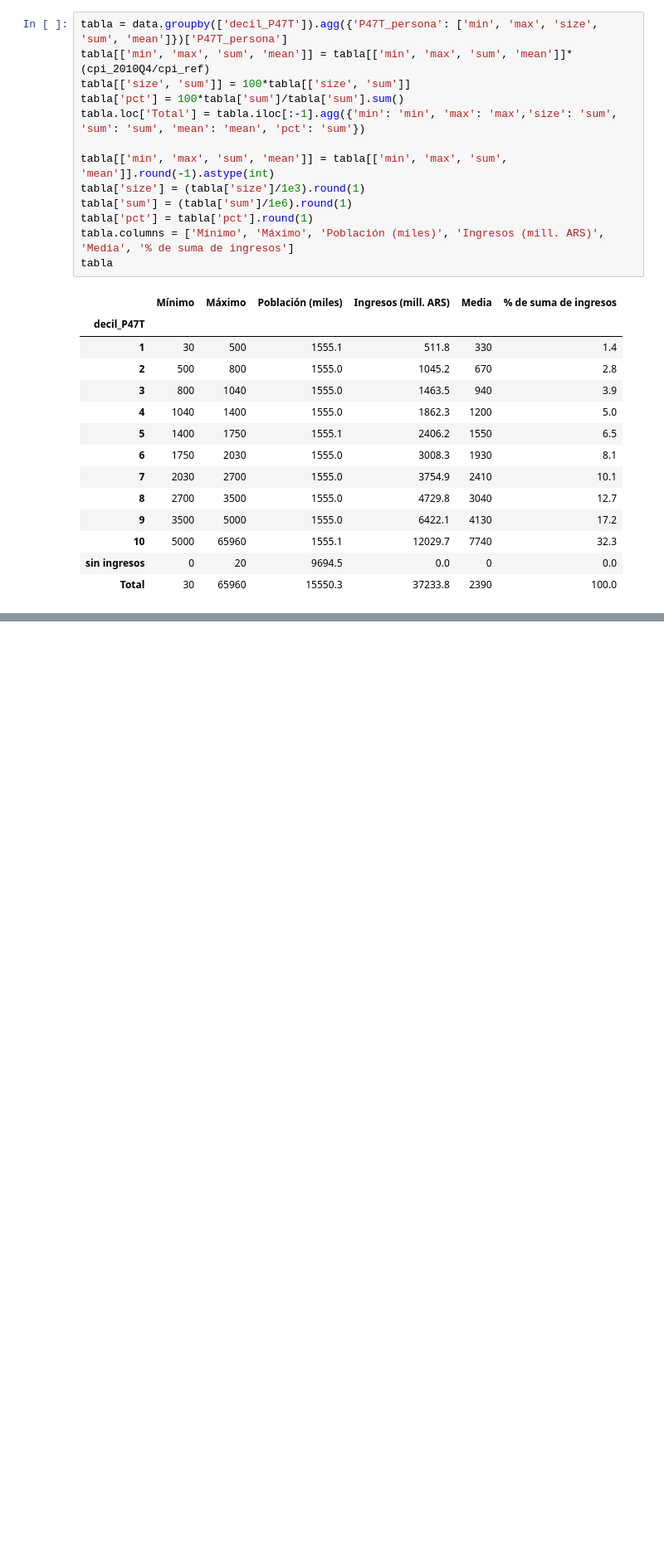
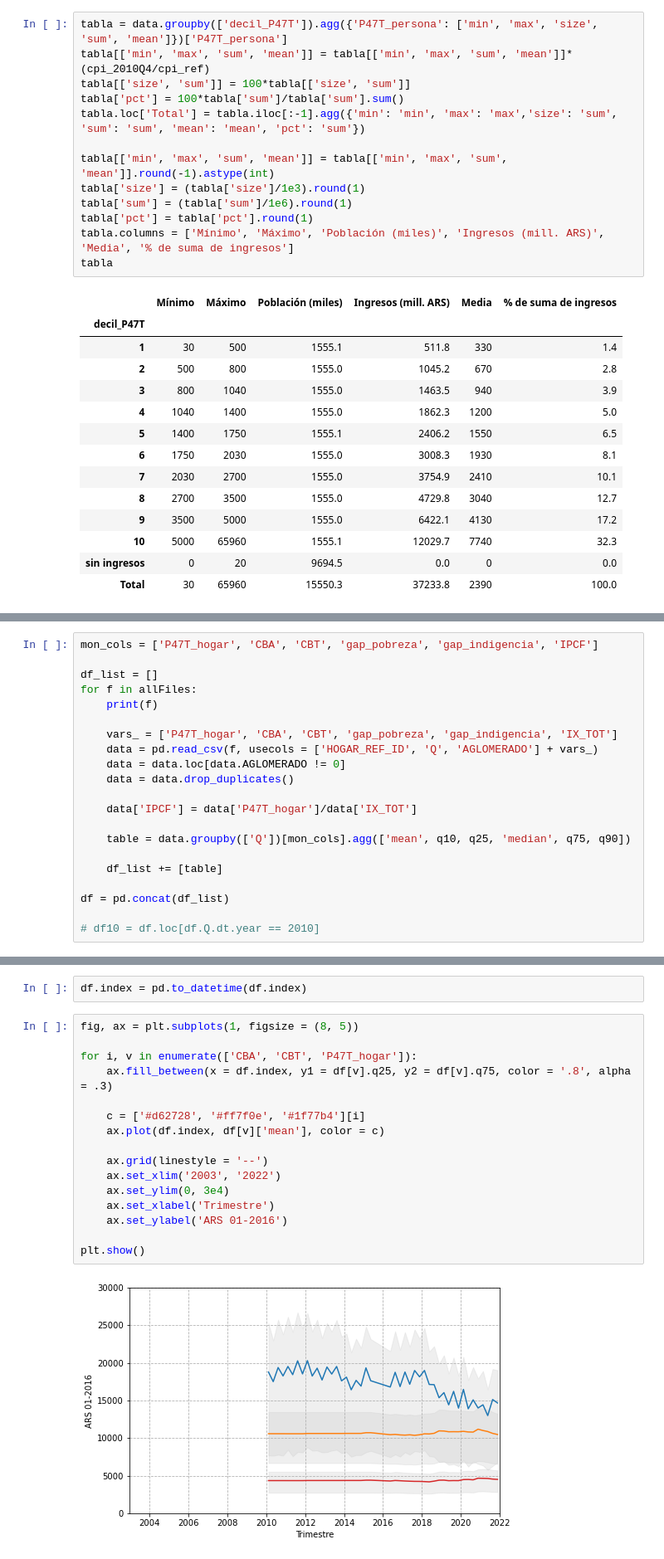
Before and after one commit to matuteiglesias/indice-pobreza-UBA, a Jupyter notebook: notebooks/12 - Validaciones - B - Regresores (Distribucion de Ingreso).ipynb, the cells around one changed output, grey strips where cells are left out. Shown at 83% size. Drawn from its saved outputs; the diff is of its cells as text; blank space fills up the shorter version.

Commit message:
Added user created data

```diff
--- a/notebooks/12 - Validaciones - B - Regresores (Distribucion de Ingreso).ipynb
+++ b/notebooks/12 - Validaciones - B - Regresores (Distribucion de Ingreso).ipynb
@@ -114,0 +145,21 @@ tabla
+# %%
+mon_cols = ['P47T_hogar', 'CBA', 'CBT', 'gap_pobreza', 'gap_indigencia', 'IPCF']
+
+df_list = []
+for f in allFiles:
+    print(f)
+
+    vars_ = ['P47T_hogar', 'CBA', 'CBT', 'gap_pobreza', 'gap_indigencia', 'IX_TOT']
+    data = pd.read_csv(f, usecols = ['HOGAR_REF_ID', 'Q', 'AGLOMERADO'] + vars_)
+    data = data.loc[data.AGLOMERADO != 0]
+    data = data.drop_duplicates()
+
+    data['IPCF'] = data['P47T_hogar']/data['IX_TOT']
+
+    table = data.groupby(['Q'])[mon_cols].agg(['mean', q10, q25, 'median', q75, q90])
+
+    df_list += [table]
+
+df = pd.concat(df_list)
+
+# df10 = df.loc[df.Q.dt.year == 2010]
@@ -114,0 +184,20 @@ tabla
+# %%
+df.index = pd.to_datetime(df.index)
+# %%
+fig, ax = plt.subplots(1, figsize = (8, 5))
+
+for i, v in enumerate(['CBA', 'CBT', 'P47T_hogar']):
+    ax.fill_between(x = df.index, y1 = df[v].q25, y2 = df[v].q75, color = '.8', alpha = .3)
+
+    c = ['#d62728', '#ff7f0e', '#1f77b4'][i]
+    ax.plot(df.index, df[v]['mean'], color = c)
+
+    ax.grid(linestyle = '--')
+    ax.set_xlim('2003', '2022')
+    ax.set_ylim(0, 3e4)
+    ax.set_xlabel('Trimestre')
+    ax.set_ylabel('ARS 01-2016')
+
+plt.show()
+# %% [output]
+[figure, added]
```
Also changed, not shown: parts of 9 cells of this notebook, 1 other file.
